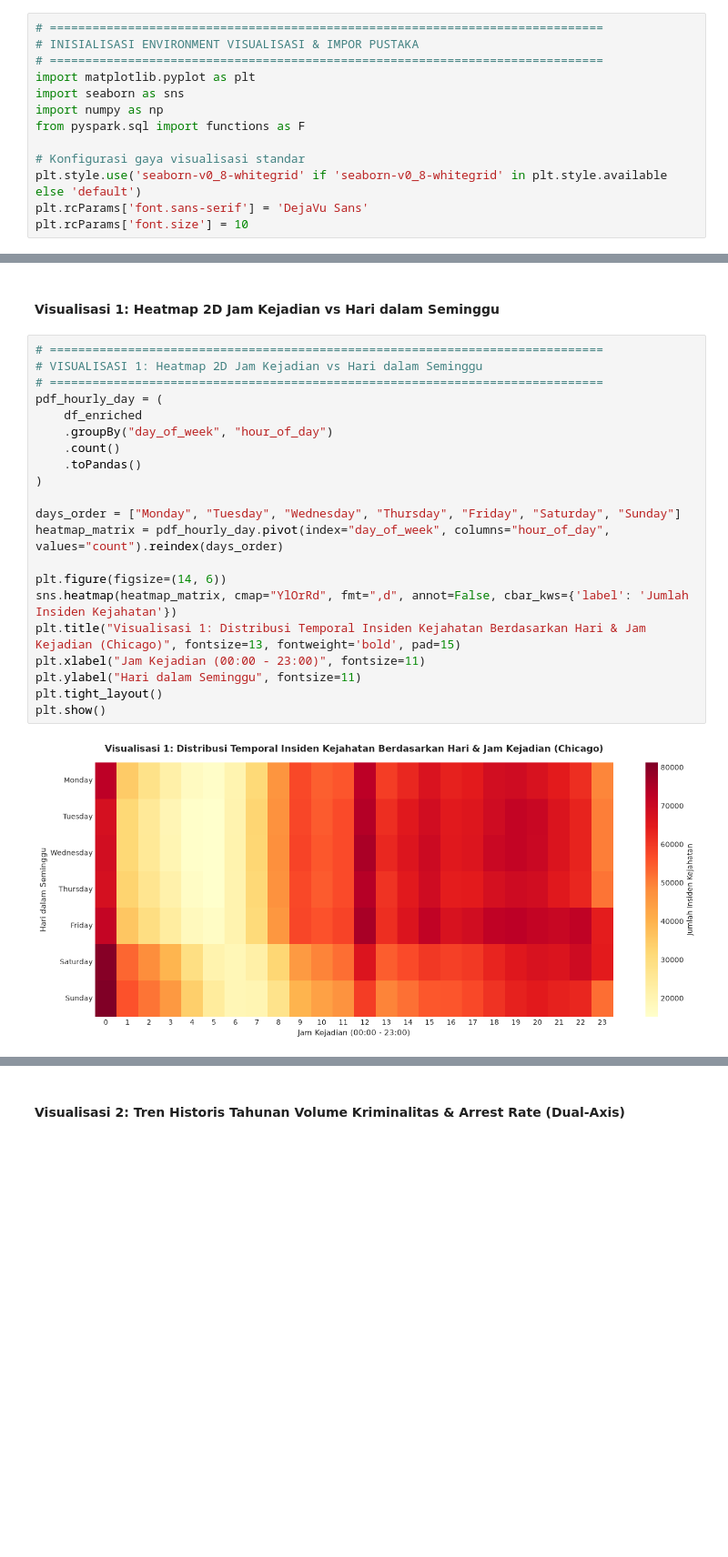
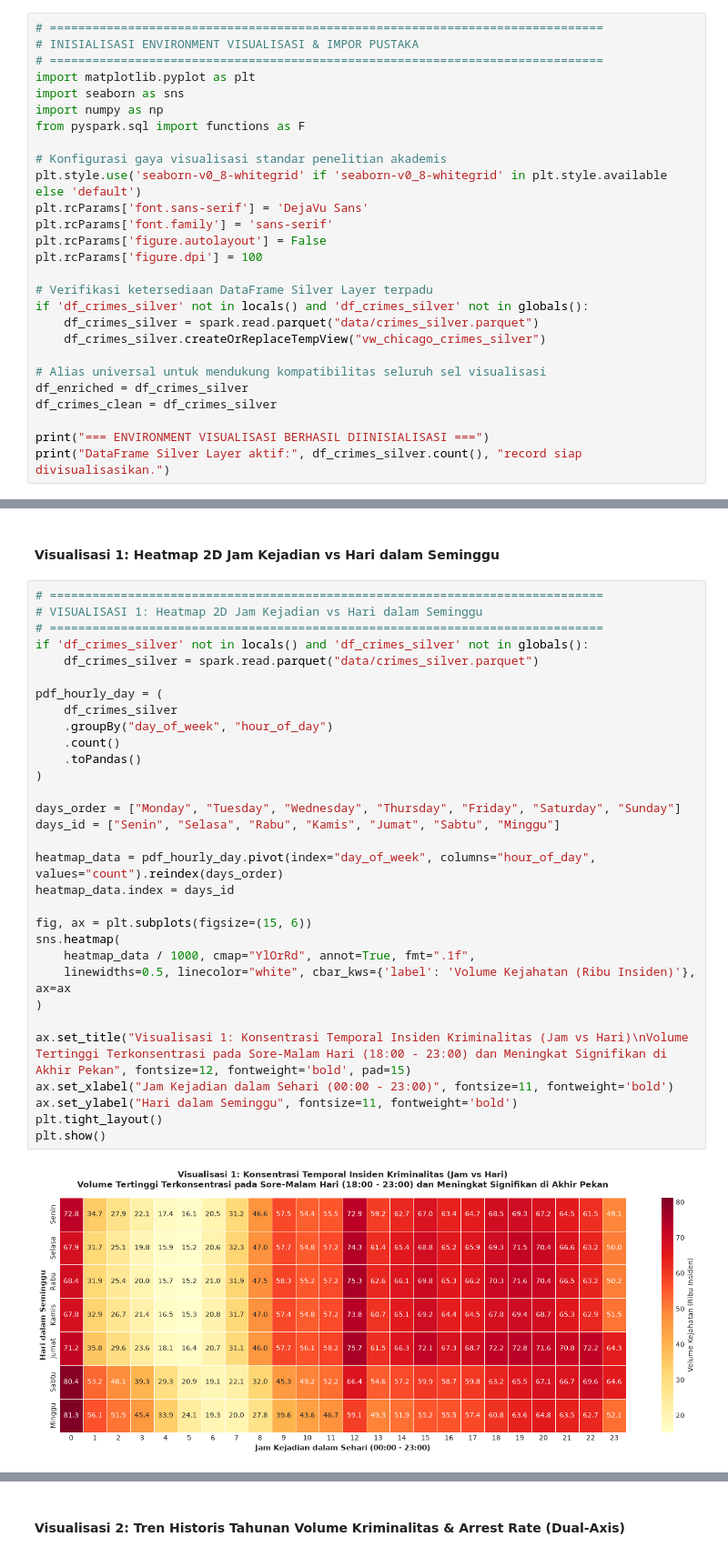
Before and after one commit to ahsan2607/chicago-crimes-analysis, a Jupyter notebook: midterm_part1_to_3_pyspark.ipynb, the cells around one changed output, grey strips where cells are left out. Shown at 91% size. Saved outputs shown, nothing was run; the diff lists cells and outputs as text; blank space fills up the shorter version.

```diff
--- a/midterm_part1_to_3_pyspark.ipynb
+++ b/midterm_part1_to_3_pyspark.ipynb
@@ -522,7 +661,21 @@ import seaborn as sns
 import numpy as np
 from pyspark.sql import functions as F
 
-# Konfigurasi gaya visualisasi standar
+# Konfigurasi gaya visualisasi standar penelitian akademis
 plt.style.use('seaborn-v0_8-whitegrid' if 'seaborn-v0_8-whitegrid' in plt.style.available else 'default')
 plt.rcParams['font.sans-serif'] = 'DejaVu Sans'
-plt.rcParams['font.size'] = 10
+plt.rcParams['font.family'] = 'sans-serif'
+plt.rcParams['figure.autolayout'] = False
+plt.rcParams['figure.dpi'] = 100
+
+# Verifikasi ketersediaan DataFrame Silver Layer terpadu
+if 'df_crimes_silver' not in locals() and 'df_crimes_silver' not in globals():
+    df_crimes_silver = spark.read.parquet("data/crimes_silver.parquet")
+    df_crimes_silver.createOrReplaceTempView("vw_chicago_crimes_silver")
+
+# Alias universal untuk mendukung kompatibilitas seluruh sel visualisasi
+df_enriched = df_crimes_silver
+df_crimes_clean = df_crimes_silver
+
+print("=== ENVIRONMENT VISUALISASI BERHASIL DIINISIALISASI ===")
+print("DataFrame Silver Layer aktif:", df_crimes_silver.count(), "record siap divisualisasikan.")
@@ -533,23 +689,33 @@ plt.rcParams['font.size'] = 10
 # %%
 # ==============================================================================
 # VISUALISASI 1: Heatmap 2D Jam Kejadian vs Hari dalam Seminggu
 # ==============================================================================
+if 'df_crimes_silver' not in locals() and 'df_crimes_silver' not in globals():
+    df_crimes_silver = spark.read.parquet("data/crimes_silver.parquet")
+
 pdf_hourly_day = (
-    df_enriched
+    df_crimes_silver
     .groupBy("day_of_week", "hour_of_day")
     .count()
     .toPandas()
 )
 
 days_order = ["Monday", "Tuesday", "Wednesday", "Thursday", "Friday", "Saturday", "Sunday"]
-heatmap_matrix = pdf_hourly_day.pivot(index="day_of_week", columns="hour_of_day", values="count").reindex(days_order)
+days_id = ["Senin", "Selasa", "Rabu", "Kamis", "Jumat", "Sabtu", "Minggu"]
 
-plt.figure(figsize=(14, 6))
-sns.heatmap(heatmap_matrix, cmap="YlOrRd", fmt=",d", annot=False, cbar_kws={'label': 'Jumlah Insiden Kejahatan'})
-plt.title("Visualisasi 1: Distribusi Temporal Insiden Kejahatan Berdasarkan Hari & Jam Kejadian (Chicago)", fontsize=13, fontweight='bold', pad=15)
-plt.xlabel("Jam Kejadian (00:00 - 23:00)", fontsize=11)
-plt.ylabel("Hari dalam Seminggu", fontsize=11)
+heatmap_data = pdf_hourly_day.pivot(index="day_of_week", columns="hour_of_day", values="count").reindex(days_order)
+heatmap_data.index = days_id
+
+fig, ax = plt.subplots(figsize=(15, 6))
+sns.heatmap(
+    heatmap_data / 1000, cmap="YlOrRd", annot=True, fmt=".1f",
+    linewidths=0.5, linecolor="white", cbar_kws={'label': 'Volume Kejahatan (Ribu Insiden)'}, ax=ax
+)
+
+ax.set_title("Visualisasi 1: Konsentrasi Temporal Insiden Kriminalitas (Jam vs Hari)\nVolume Tertinggi Terkonsentrasi pada Sore-Malam Hari (18:00 - 23:00) dan Meningkat Signifikan di Akhir Pekan", fontsize=12, fontweight='bold', pad=15)
+ax.set_xlabel("Jam Kejadian dalam Sehari (00:00 - 23:00)", fontsize=11, fontweight='bold')
+ax.set_ylabel("Hari dalam Seminggu", fontsize=11, fontweight='bold')
 plt.tight_layout()
 plt.show()
 # %% [output]
-[figure, old version]
+[figure, new version]
```
Also changed, not shown: parts of 70 cells of this notebook, 1 other file.
